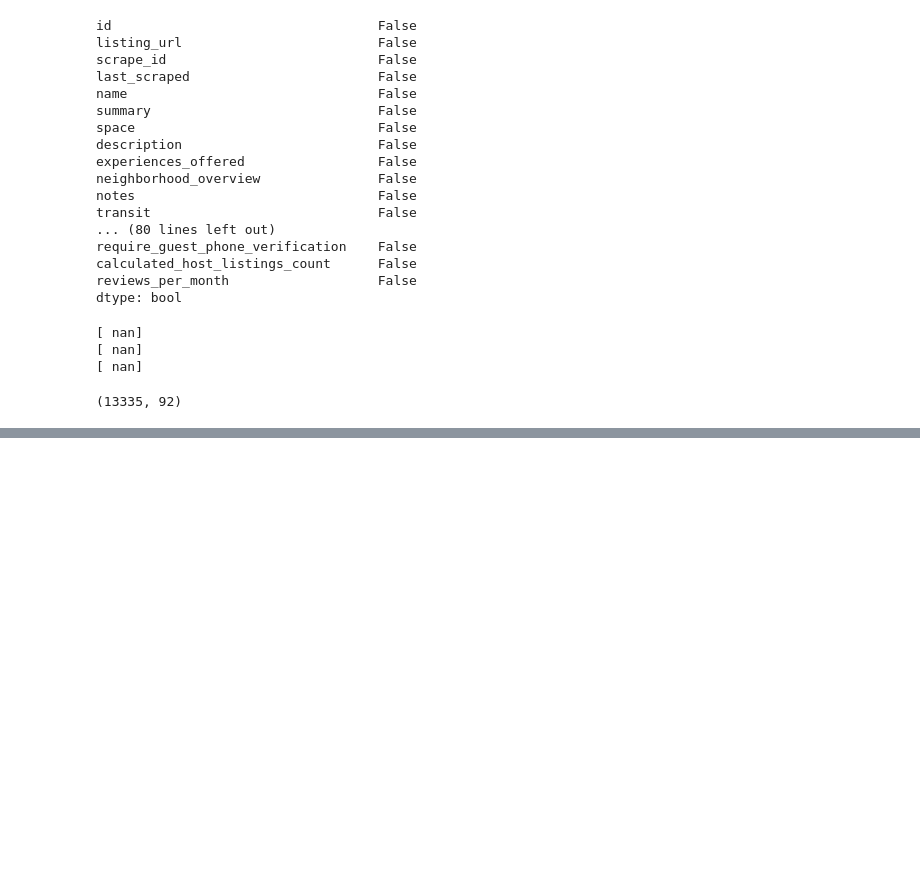
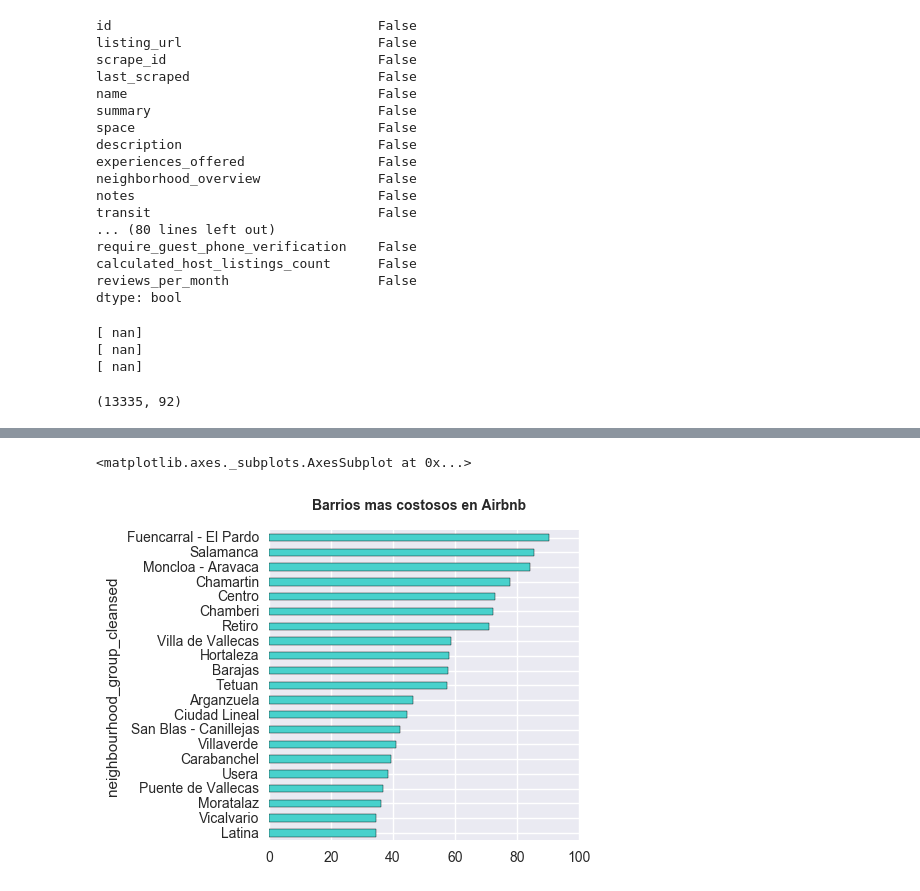
Before and after one commit to ronnyccs24/TFM-DataScience, a Jupyter notebook: Madrid Data Exploring.ipynb, the cells around one changed output, grey strips where cells are left out. Cells and saved outputs as stored; diff of their text form; code cells hidden in the pictures; blank space fills up the shorter version.

```diff
--- a/Madrid Data Exploring.ipynb
+++ b/Madrid Data Exploring.ipynb
@@ -495,0 +724,10 @@ area.head()
+# %%
+area2 = listing.groupby('neighbourhood_group_cleansed')
+nb_price = area2['price'].agg([np.sum, np.mean, np.std]).sort_values(['mean'])
+
+fig, ax = plt.subplots(figsize=(4, 4))
+fig.suptitle('Barrios mas costosos en Airbnb', fontsize=10, fontweight='bold')
+nb_price['mean'].plot(kind='barh', ax=ax, color='mediumturquoise')
+# %% [output]
+<matplotlib.axes._subplots.AxesSubplot at 0x...>
+[figure, added]
```
Also changed, not shown: parts of 119 cells of this notebook.
